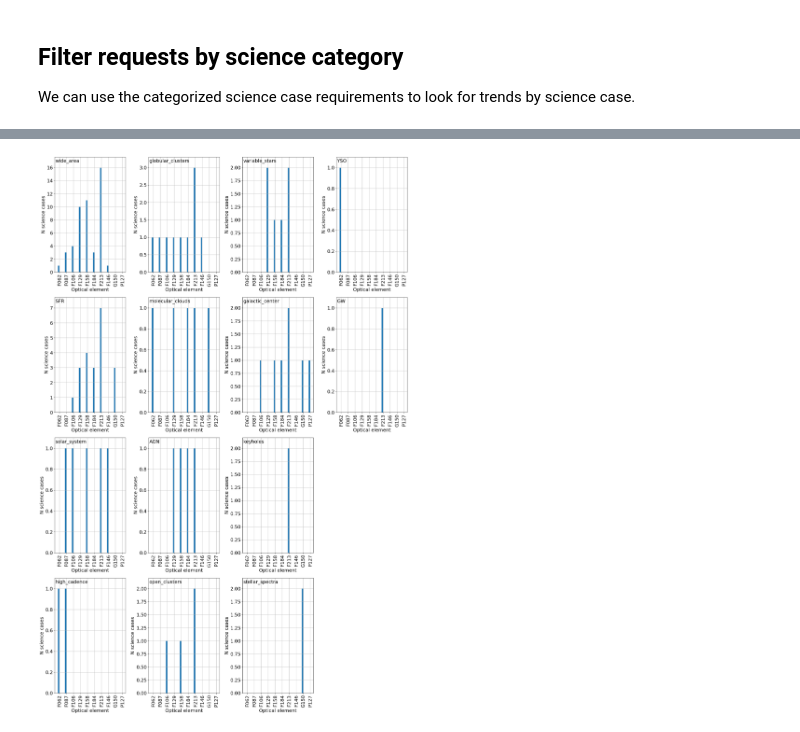
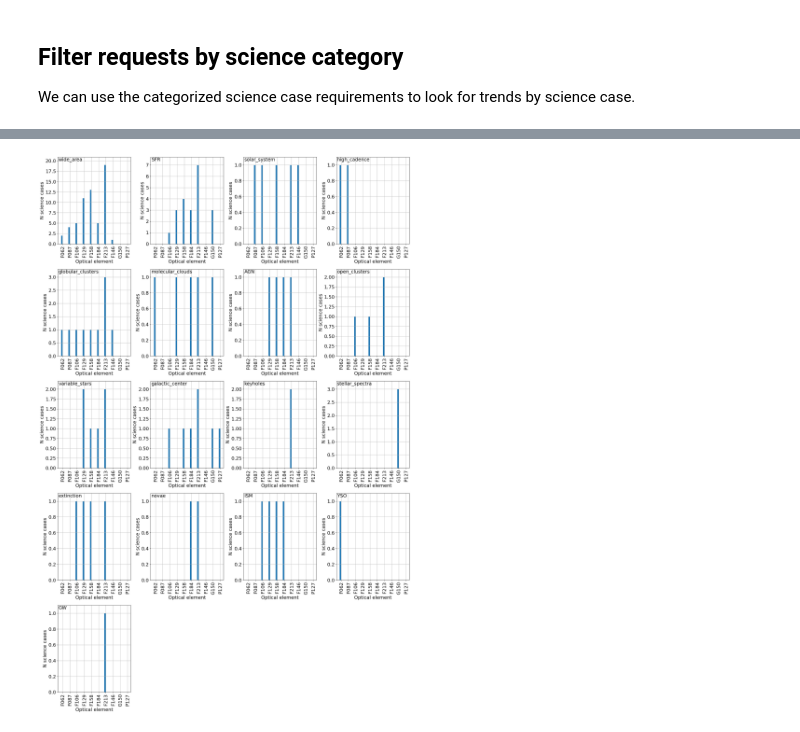
Before and after one commit to rachel3834/rgps, a Jupyter notebook: notebooks/science_cases_per_filter.ipynb, the cells around one changed output, grey strips where cells are left out. Cells and saved outputs as stored; diff of their text form; code cells hidden in the pictures.

```diff
--- a/notebooks/science_cases_per_filter.ipynb
+++ b/notebooks/science_cases_per_filter.ipynb
@@ -348,7 +354,7 @@ science_categories
  'YSO',
  'GW']
 # %%
-nrows = 4
+nrows = 5
 ncols = 4
 irow = 0
 icol = 0
@@ -356,36 +362,37 @@ fig,axs = plt.subplots(nrows=nrows, ncols=ncols, figsize=(20,30))
 fig.subplots_adjust(hspace=0.1, wspace=0.3)
 for k,cat in enumerate(science_categories):
     science_cases = {author: info for author, info in config.items() if info['category'] == cat}
 
     nvotes = [0]*len(sim_config['OPTICAL_COMPONENTS'])
 
     for author, info in science_cases.items():
         if info['ready_for_use'] and 'Member' not in info['comment']:
             for i, key in enumerate(sim_config['OPTICAL_COMPONENTS']):
                 if key in info.keys():
                     nvotes[i] += 1
 
     axs[irow, icol].bar(np.arange(0,len(sim_config['OPTICAL_COMPONENTS']),1)-0.1, nvotes, width=0.2, label=cat)
 
     axs[irow, icol].set_xlabel('Optical element')
     axs[irow, icol].set_ylabel('N science cases')
     axs[irow, icol].set_xticks(ticks=np.arange(0,len(sim_config['OPTICAL_COMPONENTS']),1), labels=sim_config['OPTICAL_COMPONENTS'], rotation=90.0)
     axs[irow, icol].grid()
     (xmin, xmax) = axs[irow, icol].get_xlim()
     (ymin, ymax) = axs[irow, icol].get_ylim()
     axs[irow, icol].set_ylim([ymin, ymax*1.05])
     axs[irow, icol].annotate(cat, (xmin+0.1, ymax))
 
-    irow += 1
-    if irow == nrows:
-        irow = 0
-        icol +=1
+    icol += 1
+    if icol == ncols:
+        icol = 0
+        irow +=1
 
 # Blank off the axes for the excess plots
 axs[irow, icol].axis('off')
-axs[irow+1, icol].axis('off')
+axs[irow, icol+1].axis('off')
+axs[irow, icol+2].axis('off')
 
 plt.tight_layout()
 plt.savefig(path.join(root_dir, 'optical_elements', 'filter_preferences_science_category.png'))
 # %% [output]
-[figure, old version]
+[figure, new version]
```
Also changed, not shown: parts of 8 cells of this notebook, 28 other files.
